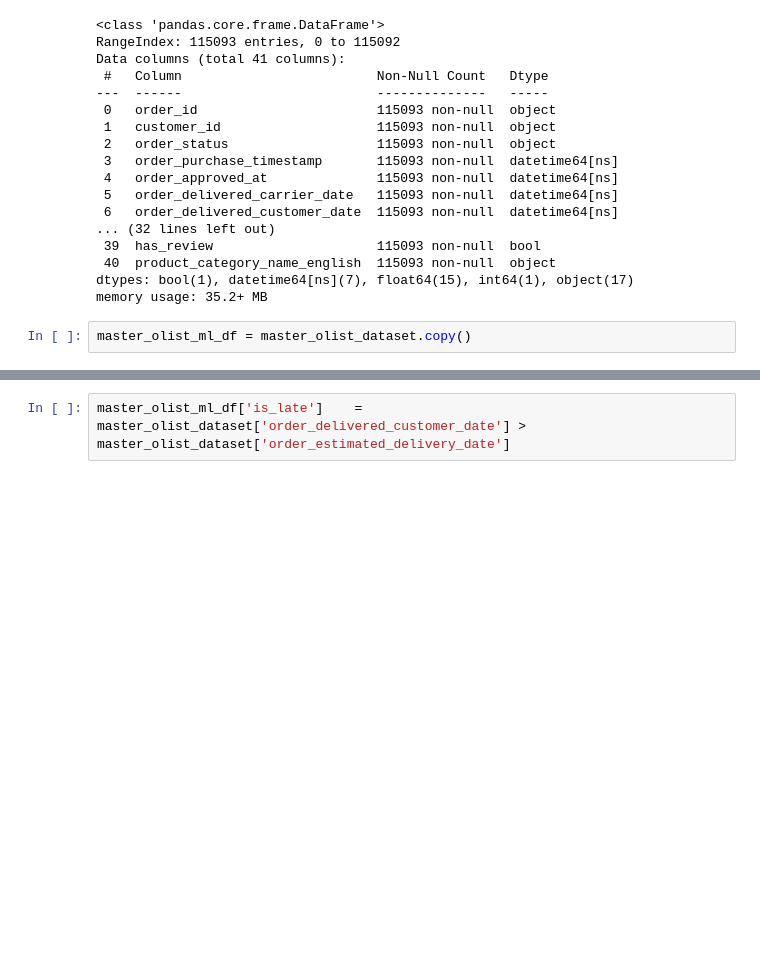
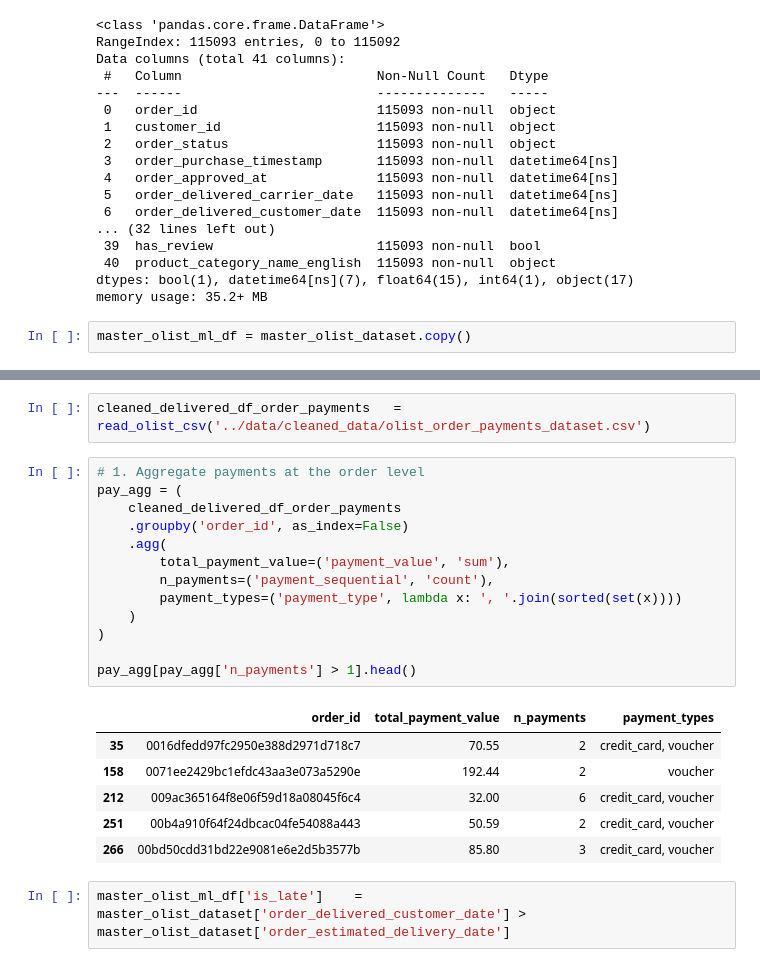
Before and after one commit to RioPramana21/Final-Project-Olist, a Jupyter notebook: preparation_notebooks/Merged ML Feature Engineering.ipynb, the cells around one changed output, grey strips where cells are left out. Saved outputs shown, nothing was run; the diff lists cells and outputs as text; blank space fills up the shorter version.

Commit message:
Deduplicated Reviews & Payments

```diff
--- a/preparation_notebooks/Merged ML Feature Engineering.ipynb
+++ b/preparation_notebooks/Merged ML Feature Engineering.ipynb
@@ -117,3 +157,25 @@ master_olist_ml_df = master_olist_dataset.copy()
+# %%
+cleaned_delivered_df_order_payments   = read_olist_csv('../data/cleaned_data/olist_order_payments_dataset.csv')
+# %%
+# 1. Aggregate payments at the order level
+pay_agg = (
+    cleaned_delivered_df_order_payments
+    .groupby('order_id', as_index=False)
+    .agg(
+        total_payment_value=('payment_value', 'sum'),
+        n_payments=('payment_sequential', 'count'),
+        payment_types=('payment_type', lambda x: ', '.join(sorted(set(x))))
+    )
+)
+
+pay_agg[pay_agg['n_payments'] > 1].head()
+# %% [output]
+|  | order_id | total_payment_value | n_payments | payment_types |
+| 35 | 0016dfedd97fc2950e388d2971d718c7 | 70.55 | 2 | credit_card, voucher |
+| 158 | 0071ee2429bc1efdc43aa3e073a5290e | 192.44 | 2 | voucher |
+| 212 | 009ac365164f8e06f59d18a08045f6c4 | 32.00 | 6 | credit_card, voucher |
+| 251 | 00b4a910f64f24dbcac04fe54088a443 | 50.59 | 2 | credit_card, voucher |
+| 266 | 00bd50cdd31bd22e9081e6e2d5b3577b | 85.80 | 3 | credit_card, voucher |
 # %%
 master_olist_ml_df['is_late']    = master_olist_dataset['order_delivered_customer_date'] > master_olist_dataset['order_estimated_delivery_date']
 # %% [markdown]
```
Also changed, not shown: parts of 4 cells of this notebook, 2 other files.
